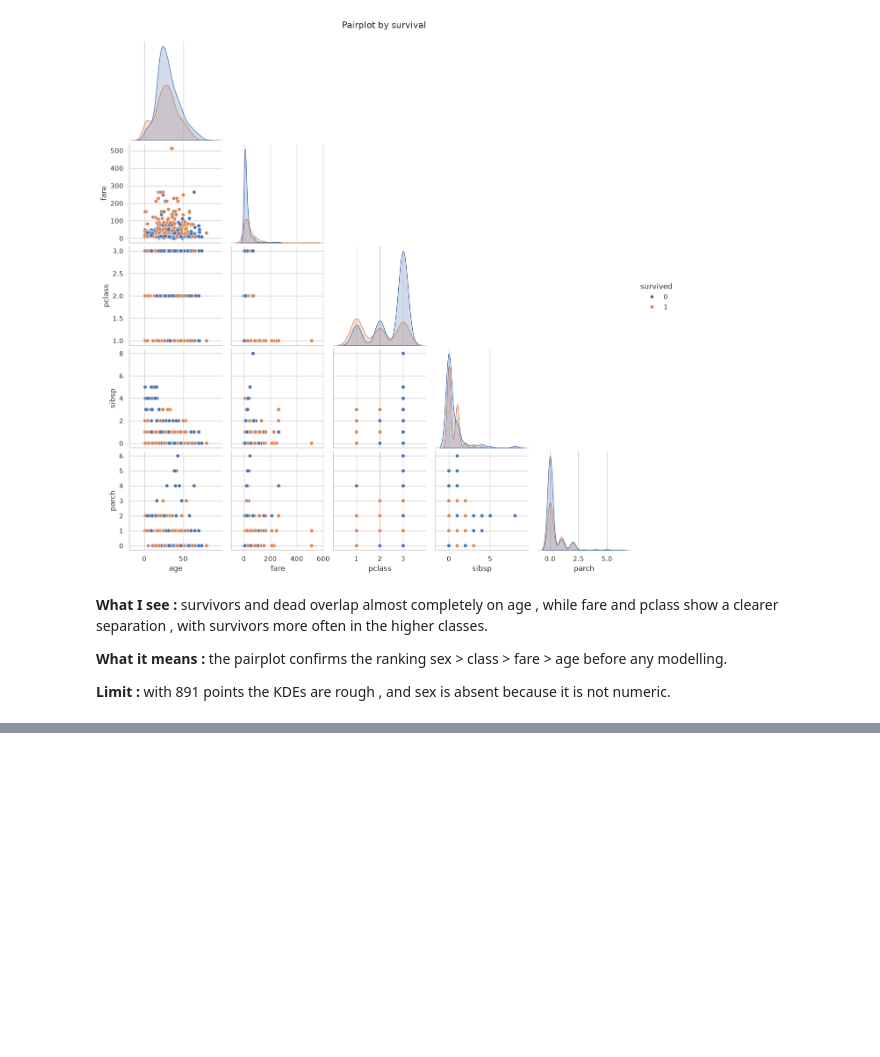
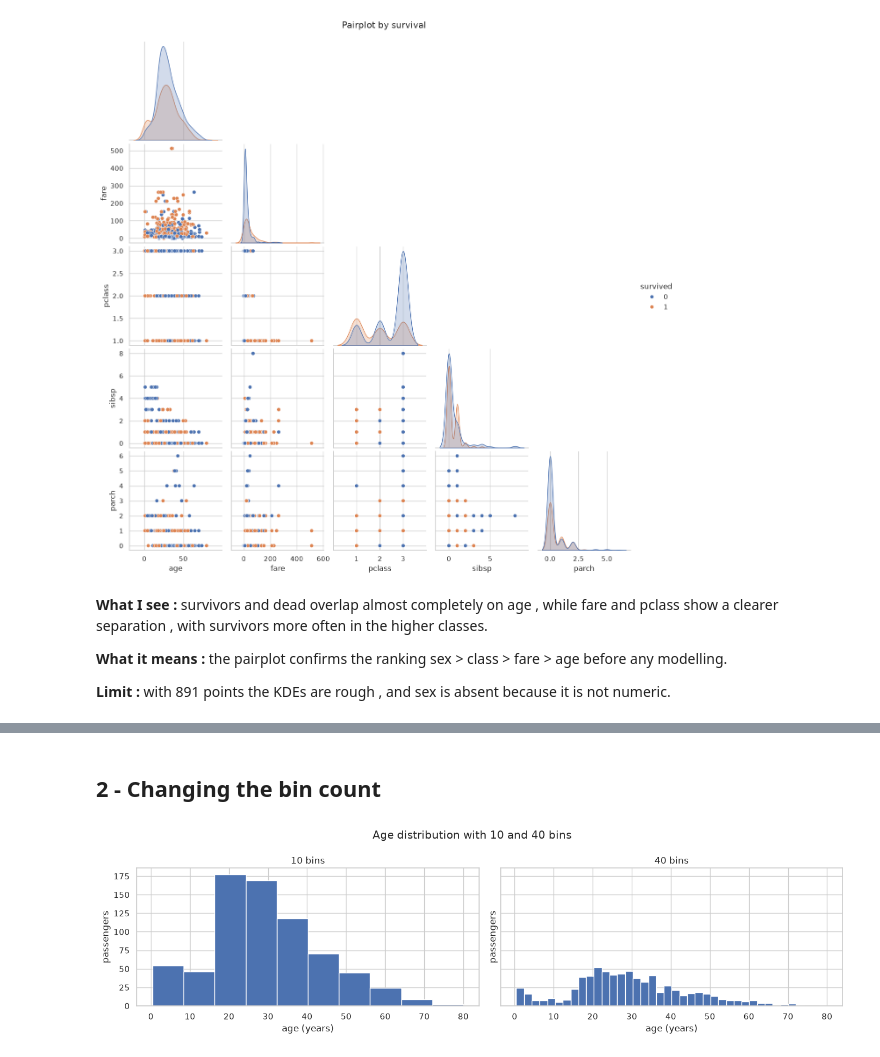
Before and after one commit to selomrani/ML-DL-Revision, a Jupyter notebook: data_challenges/03_visualisation/03_visualisation_challenge.ipynb, the cells around one changed output, grey strips where cells are left out. Saved outputs shown, nothing was run; the diff lists cells and outputs as text; code cells hidden in the pictures; blank space fills up the shorter version.

```diff
--- a/data_challenges/03_visualisation/03_visualisation_challenge.ipynb
+++ b/data_challenges/03_visualisation/03_visualisation_challenge.ipynb
@@ -338,0 +368,16 @@ plt.show()
+# %% [markdown]
+##  2 - Changing the bin count
+# %%
+fig, axes = plt.subplots(1, 2, figsize=(14, 4), sharey=True)
+
+for ax, bins in zip(axes, [10, 40]):
+    ax.hist(dataset['age'].dropna(), bins=bins, color='#4c72b0', edgecolor='white')
+    ax.set_title(f'{bins} bins')
+    ax.set_xlabel('age (years)')
+    ax.set_ylabel('passengers')
+
+fig.suptitle('Age distribution with 10 and 40 bins')
+fig.tight_layout()
+plt.show()
+# %% [output]
+[figure, added]
```
Also changed, not shown: parts of 12 cells of this notebook.
